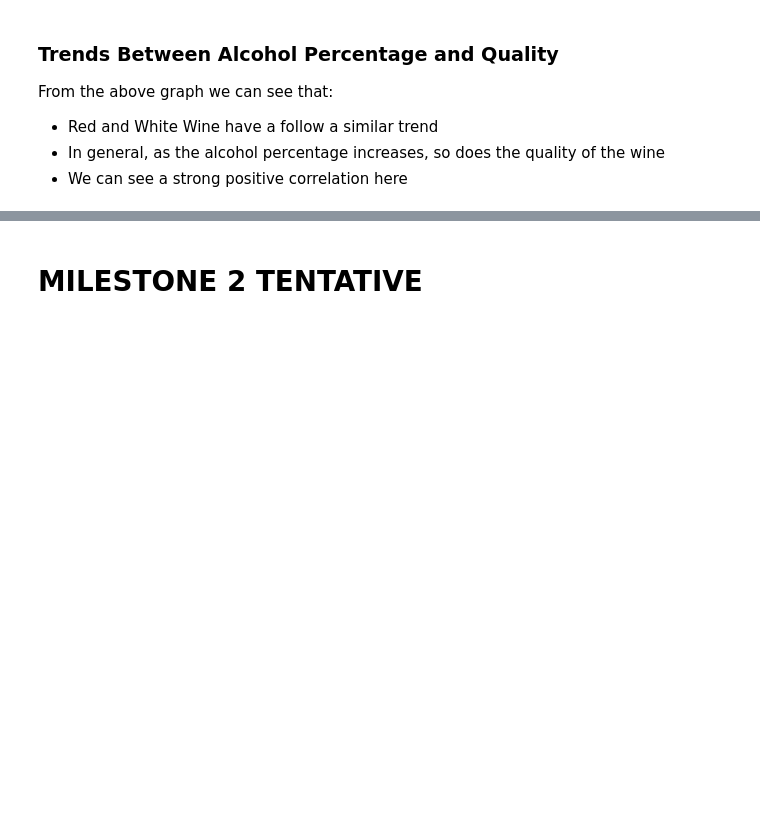
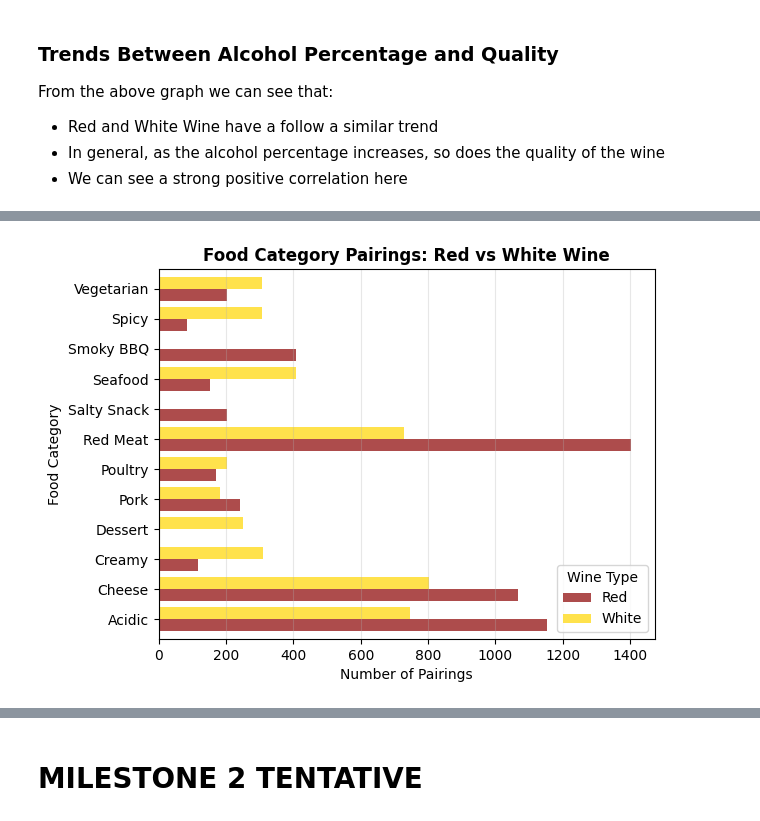
Before and after one commit to akjieettt/data-science-final-project, a Jupyter notebook: DataScienceProject.ipynb, the cells around one changed output, grey strips where cells are left out. Saved outputs shown, nothing was run; the diff lists cells and outputs as text; code cells hidden in the pictures; blank space fills up the shorter version.

```diff
--- a/DataScienceProject.ipynb
+++ b/DataScienceProject.ipynb
@@ -281,0 +284,6 @@ From the above graph we can see that:
+# %%
+# Loading the wine and food pairing data
+df_pairing = pd.read_csv("data/wine_food_pairings.csv")
+display(df_pairing.head())
+
+print(f"Total Number of Wine and Food Pairings: {len(df_pairing)}")
@@ -281,0 +318,7 @@ From the above graph we can see that:
+# %%
+
+# Drop the wine and food pairings that don't have a red or white wine
+df_pairing = df_pairing[df_pairing['wine_category'].isin(['Red', 'White'])]
+df_pairing.reset_index(drop=True, inplace=True)
+
+df_pairing.groupby('wine_category').size()
@@ -281,0 +337,16 @@ From the above graph we can see that:
+# %%
+excellent_pairings = df_pairing[df_pairing['pairing_quality'] > 3]
+
+pairing_crosstab = pd.crosstab(excellent_pairings['wine_category'], excellent_pairings['food_category'])
+pairing_crosstab.T.plot(kind='barh', width=0.8,
+                        color=['darkred', 'gold'], alpha=0.7)
+plt.title('Food Category Pairings: Red vs White Wine',
+                     fontweight='bold', fontsize=12)
+plt.xlabel('Number of Pairings')
+plt.ylabel('Food Category')
+plt.legend(title='Wine Type', loc='lower right')
+plt.grid(axis='x', alpha=0.3)
+
+plt.show()
+# %% [output]
+[figure, added]
```
Also changed, not shown: parts of 11 cells of this notebook.
